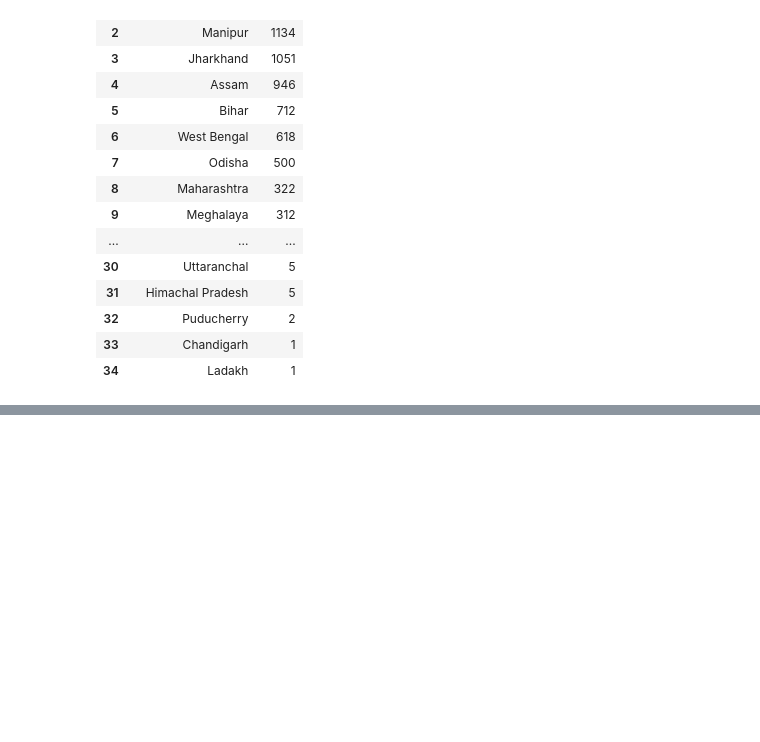
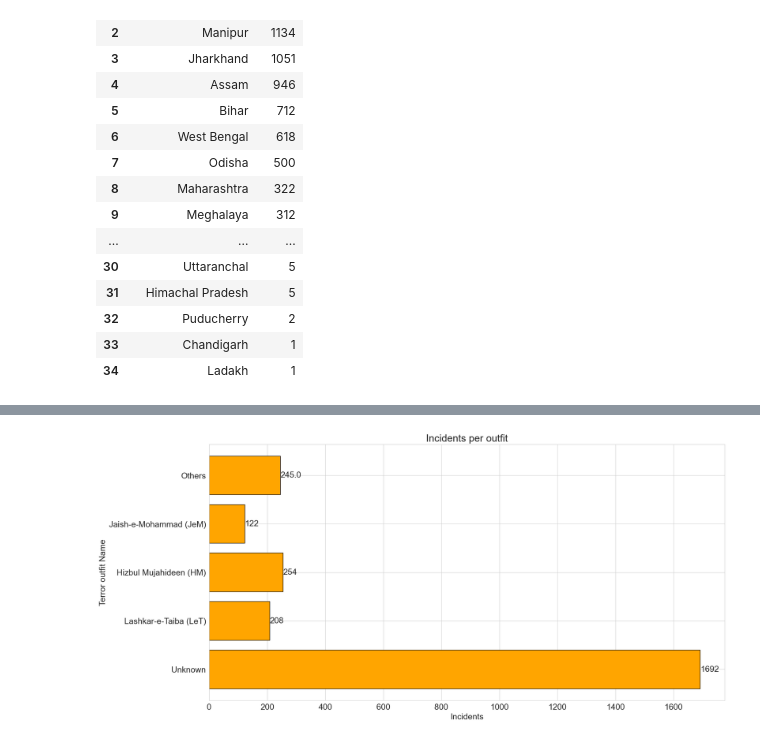
Before and after one commit to Apopheniac-exe/india-terrorism-data-analysis, a Jupyter notebook: notebooks/01_exploratory_analysis.ipynb, the cells around one changed output, grey strips where cells are left out. Cells and saved outputs as stored; diff of their text form; code cells hidden in the pictures; blank space fills up the shorter version.

```diff
--- a/notebooks/01_exploratory_analysis.ipynb
+++ b/notebooks/01_exploratory_analysis.ipynb
@@ -452,0 +497,9 @@ state_df
+# %%
+others=cbt_df.iloc[4:].sum(numeric_only=True)
+others['gname']='Others'
+# %%
+cbt_df=pd.concat([cbt_df.iloc[:4], others.to_frame().T]).reset_index()
+# %%
+cbt_df=cbt_df.drop('level_0', axis=1)
+# %%
+cbt_df=cbt_df.drop('index',axis=1)
@@ -452,0 +515,9 @@ state_df
+# %%
+plt.rcParams['figure.figsize']=[20,10]
+plt.barh(cbt_df['gname'], cbt_df['incidents'], color='orange', edgecolor='black')
+plt.ylabel("Terror outfit Name")
+plt.xlabel("Incidents")
+plt.title("Incidents per outfit");
+for i, v in enumerate(cbt_df['incidents']): plt.text(v + 0.5, i, str(v), va='center');
+# %% [output]
+[figure, added]
```
Also changed, not shown: parts of 46 cells of this notebook, 16 other files.
